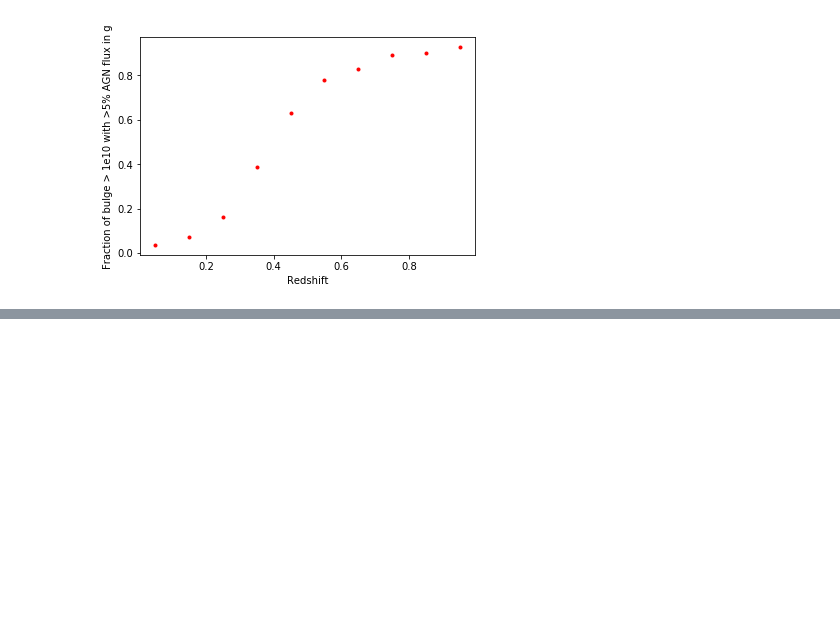
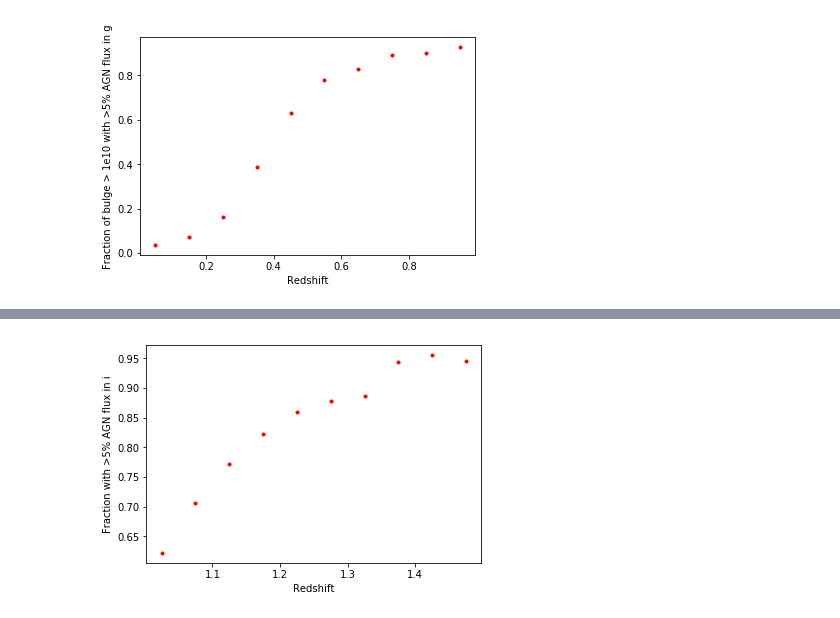
Before and after one commit to LSSTDESC/DC2-analysis, a Jupyter notebook: validation/agn_and_bulge_stellarmass.ipynb, the cells around one changed output, grey strips where cells are left out. Drawn from its saved outputs; the diff is of its cells as text; code cells hidden in the pictures; blank space fills up the shorter version.

```diff
--- a/validation/agn_and_bulge_stellarmass.ipynb
+++ b/validation/agn_and_bulge_stellarmass.ipynb
@@ -173,0 +211,7 @@ plt.show()
+# %%
+plt.plot(redshifts + 0.025, fractions_i, 'r.')
+plt.xlabel('Redshift')
+plt.ylabel('Fraction with >5% AGN flux in i')
+plt.show()
+# %% [output]
+[figure, added]
```
Also changed, not shown: parts of 8 cells of this notebook.
